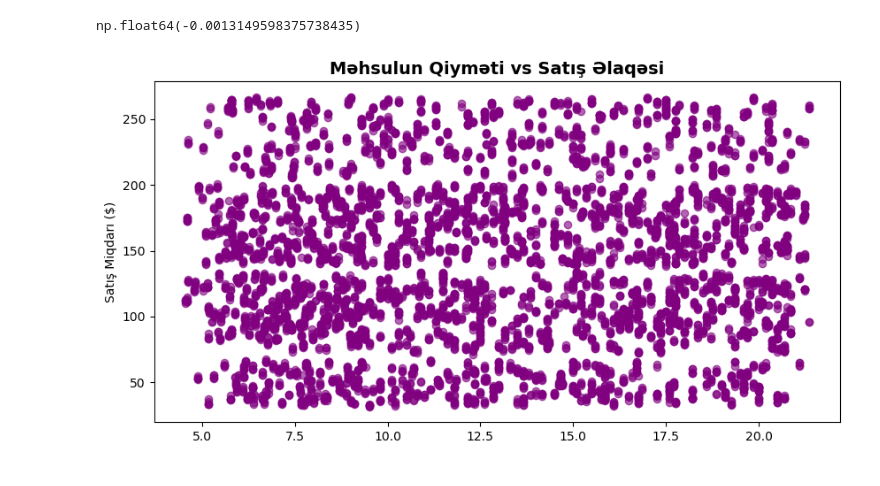
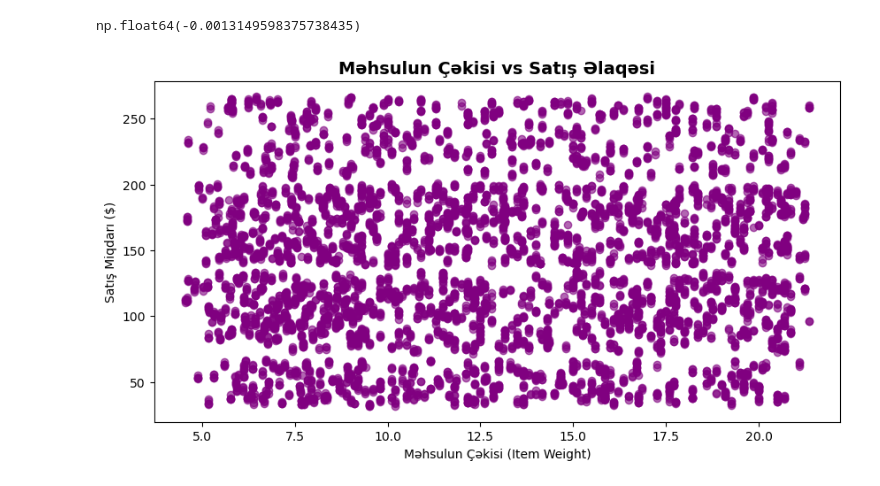
Before and after one commit to Nicat777222/Python-Data-Analysis-Tricks, a Jupyter notebook: 01_BlinkIT_Data_Temizleme_ve_Satis.ipynb, the cells around one changed output. Drawn from its saved outputs; the diff is of its cells as text; code cells hidden in the pictures.

```diff
--- a/01_BlinkIT_Data_Temizleme_ve_Satis.ipynb
+++ b/01_BlinkIT_Data_Temizleme_ve_Satis.ipynb
@@ -122,13 +124,21 @@ plt.show()
 df['Item Visibility'].corr(df['Sales'])
 # %% [output]
 np.float64(-0.0013149598375738435)
-# %%
-
-import matplotlib.pyplot as plt
-plt.figure(figsize = (10,5))
-plt.scatter(df['Item Weight'],df['Sales'],color = 'purple',alpha = 0.6)
-plt.title('Məhsulun Qiyməti vs Satış Əlaqəsi',fontsize = 14,fontweight='bold')
-plt.ylabel('Satış Miqdarı ($)')
-plt.show()
-# %% [output]
-[figure, removed]
+# %%
+import matplotlib.pyplot as plt
+
+plt.figure(figsize=(10, 5))
+
+# X oxuna Çəki, Y oxuna isə Satış məlumatlarını veririk
+plt.scatter(df['Item Weight'], df['Sales'], color='purple', alpha=0.6)
+
+# Başlığı və oxların adlarını dataya uyğun düzəldirik
+
+plt.title('Məhsulun Çəkisi vs Satış Əlaqəsi', fontsize=14, fontweight='bold')
+plt.xlabel('Məhsulun Çəkisi (Item Weight)')
+plt.ylabel('Satış Miqdarı ($)')
+
+# Qrafiki ekrana çıxarırıq
+plt.show()
+# %% [output]
+[figure, added]
```
Also changed, not shown: parts of 5 cells of this notebook.
